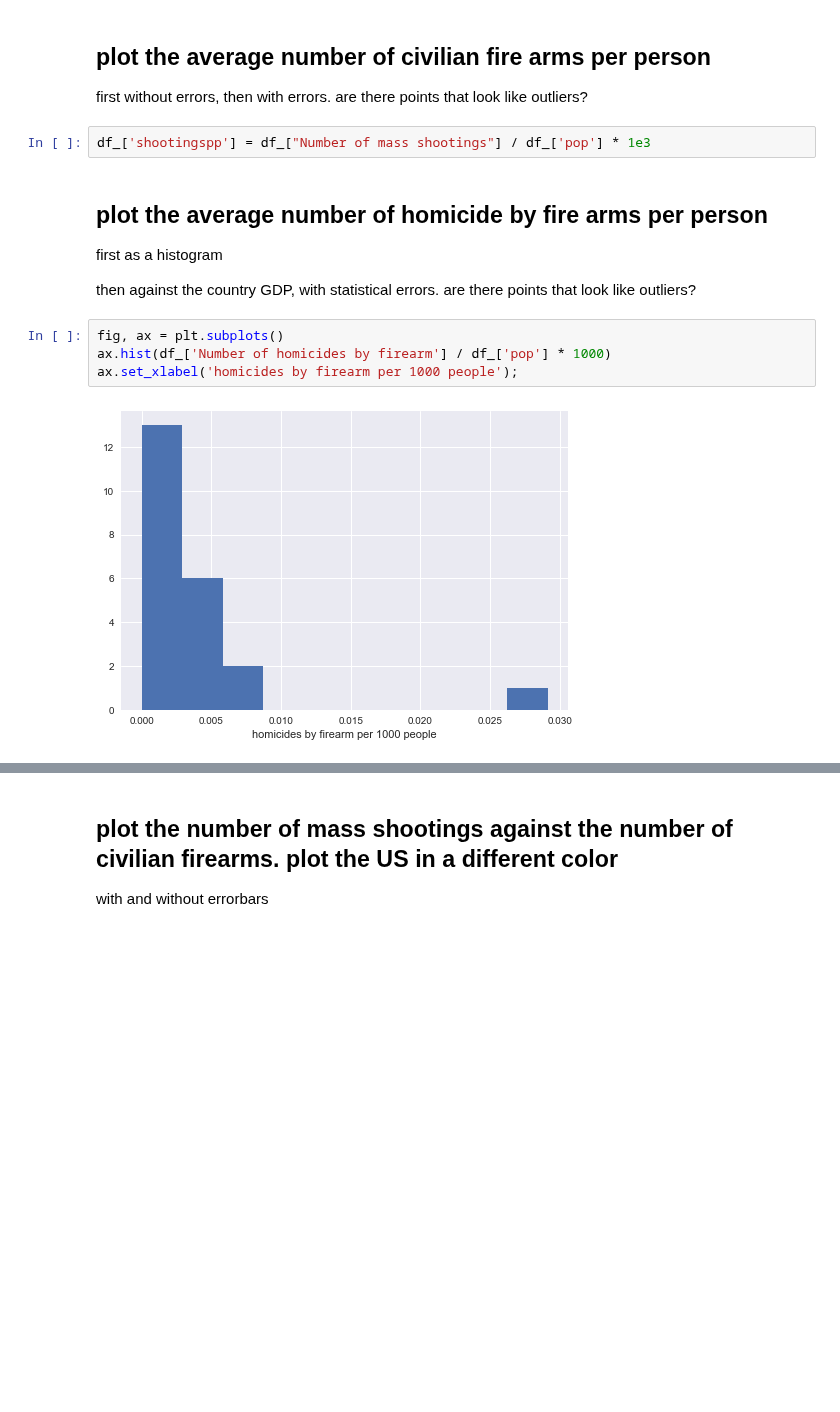
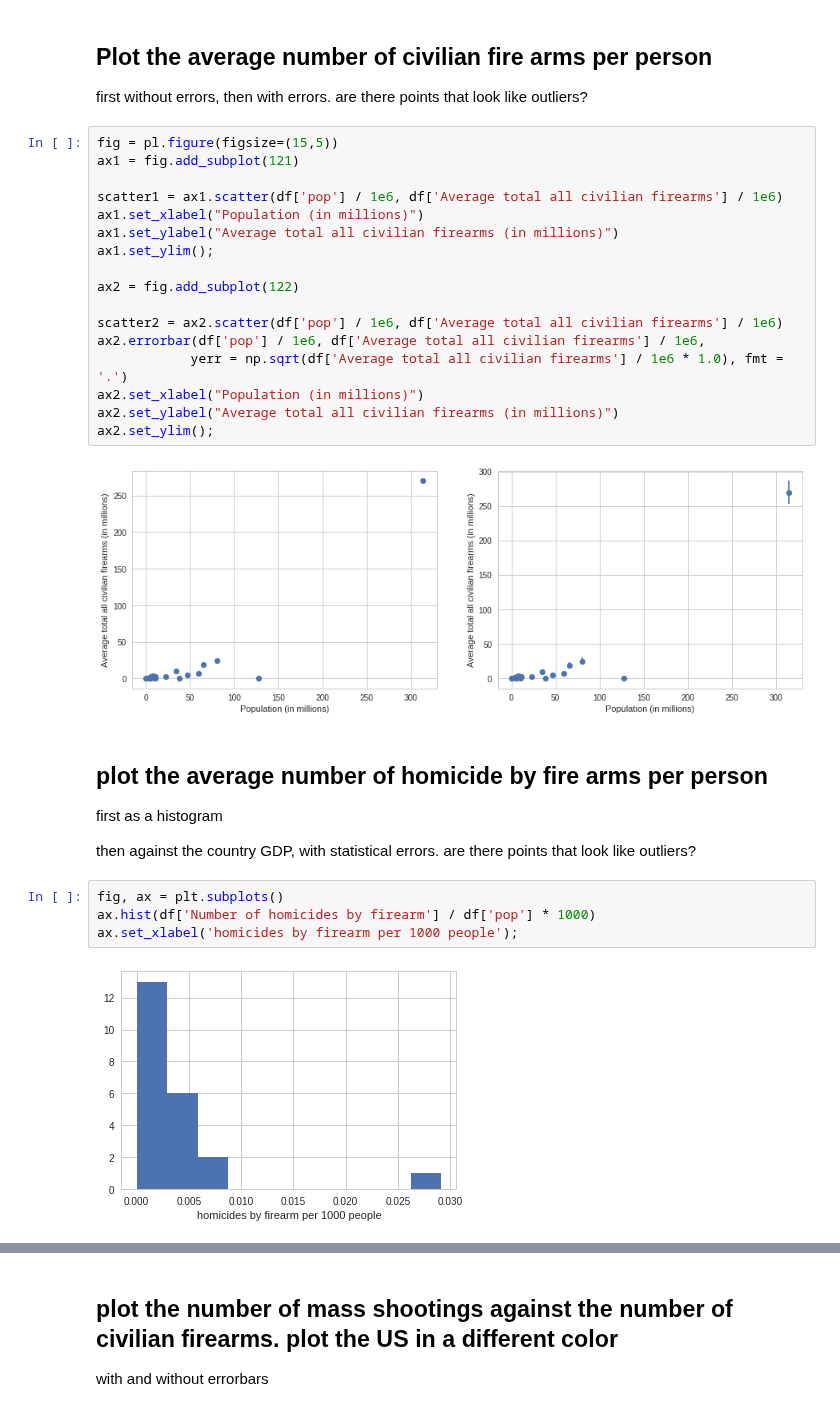
Before and after one commit to qiuyliu/PUI2017_uc288, a Jupyter notebook: HW5_uc288/Assignment3_uc288.ipynb, the cells around one changed output, grey strips where cells are left out. Saved outputs shown, nothing was run; the diff lists cells and outputs as text; blank space fills up the shorter version.

```diff
--- a/HW5_uc288/Assignment3_uc288.ipynb
+++ b/HW5_uc288/Assignment3_uc288.ipynb
@@ -115,8 +207,25 @@ The datapoint to the top right of the plot is the USA, which has noth the highes
 # %% [markdown]
-## plot the average number of civilian fire arms per person
+## Plot the average number of civilian fire arms per person
 first without errors, then with errors. are there  points that look like outliers?
-# %%
-df_['shootingspp'] = df_["Number of mass shootings"] / df_['pop'] * 1e3
+# %%
+fig = pl.figure(figsize=(15,5))
+ax1 = fig.add_subplot(121)
+
+scatter1 = ax1.scatter(df['pop'] / 1e6, df['Average total all civilian firearms'] / 1e6)
+ax1.set_xlabel("Population (in millions)")
+ax1.set_ylabel("Average total all civilian firearms (in millions)")
+ax1.set_ylim();
+
+ax2 = fig.add_subplot(122)
+
+scatter2 = ax2.scatter(df['pop'] / 1e6, df['Average total all civilian firearms'] / 1e6)
+ax2.errorbar(df['pop'] / 1e6, df['Average total all civilian firearms'] / 1e6,
+            yerr = np.sqrt(df['Average total all civilian firearms'] / 1e6 * 1.0), fmt = '.')
+ax2.set_xlabel("Population (in millions)")
+ax2.set_ylabel("Average total all civilian firearms (in millions)")
+ax2.set_ylim();
+# %% [output]
+[figure, added]
 # %% [markdown]
 ## plot the average number of homicide by fire arms per person
 first as a histogram
@@ -124,7 +233,7 @@ first as a histogram
 then against the country GDP, with statistical errors. are there  points that look like outliers?
 # %%
 fig, ax = plt.subplots()
-ax.hist(df_['Number of homicides by firearm'] / df_['pop'] * 1000)
+ax.hist(df['Number of homicides by firearm'] / df['pop'] * 1000)
 ax.set_xlabel('homicides by firearm per 1000 people');
 # %% [output]
-[figure, old version]
+[figure, new version]
```
Also changed, not shown: parts of 31 cells of this notebook.
